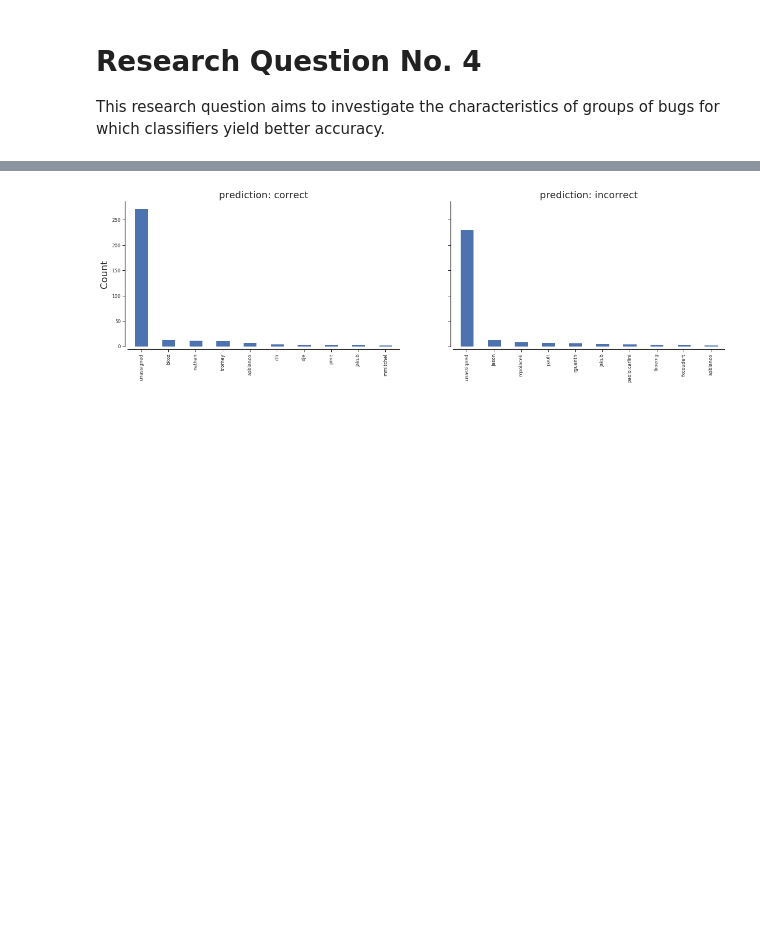
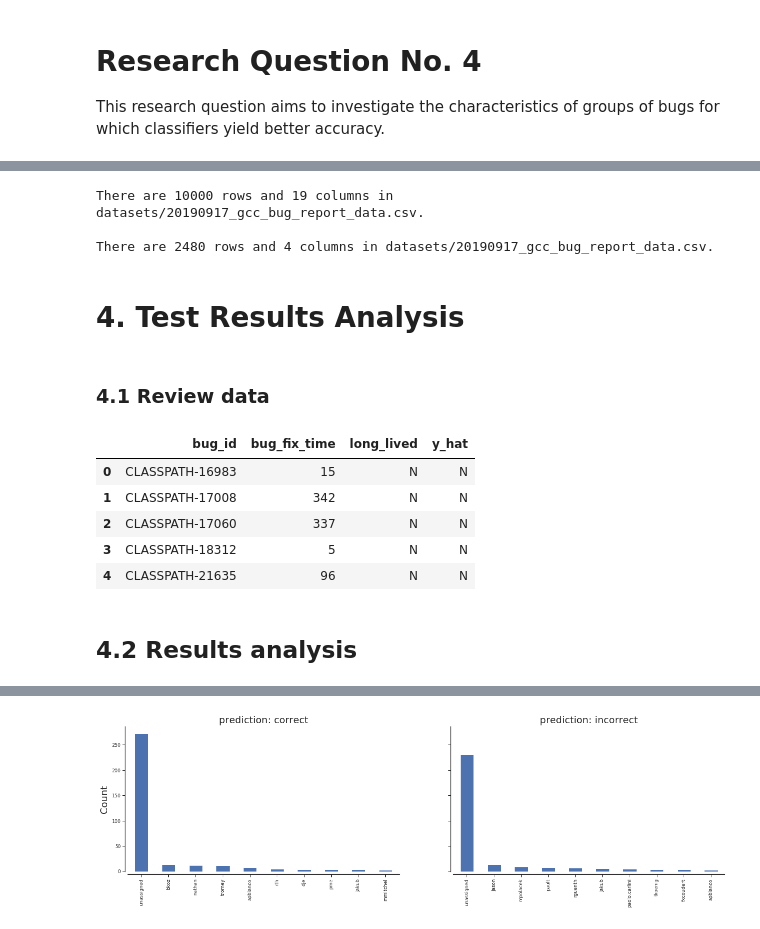
Before and after one commit to gomesluiz/my-doctorate, a Jupyter notebook: projects/long-lived-bug-prediction/notebooks/20191004_long_lived_prediction_rq4_data_analysis.ipynb, the cells around one changed output, grey strips where cells are left out. Saved outputs shown, nothing was run; the diff lists cells and outputs as text; code cells hidden in the pictures; blank space fills up the shorter version.

```diff
--- a/projects/long-lived-bug-prediction/notebooks/20191004_long_lived_prediction_rq4_data_analysis.ipynb
+++ b/projects/long-lived-bug-prediction/notebooks/20191004_long_lived_prediction_rq4_data_analysis.ipynb
@@ -541,3 +89,31 @@ See the caveats in the documentation: http://pandas.pydata.org/pandas-docs/stabl
+# %%
+# read data.
+reports_data  = pd.read_csv(reports_path)
+rows_and_cols = reports_data.shape
+print(f"There are {rows_and_cols[0]} rows and {rows_and_cols[1]} columns in {reports_path}.\n")
+
+results_data = pd.read_csv(results_path)
+rows_and_cols = results_data.shape
+print(f"There are {rows_and_cols[0]} rows and {rows_and_cols[1]} columns in {reports_path}.\n")
+# %% [output]
+There are 10000 rows and 19 columns in datasets/20190917_gcc_bug_report_data.csv.
+
+There are 2480 rows and 4 columns in datasets/20190917_gcc_bug_report_data.csv.
+# %% [markdown]
+# 4. Test Results Analysis
+# %% [markdown]
+### 4.1 Review data
+# %%
+results_data.head()
+# %% [output]
+|  | bug_id | bug_fix_time | long_lived | y_hat |
+| 0 | CLASSPATH-16983 | 15 | N | N |
+| 1 | CLASSPATH-17008 | 342 | N | N |
+| 2 | CLASSPATH-17060 | 337 | N | N |
+| 3 | CLASSPATH-18312 | 5 | N | N |
+| 4 | CLASSPATH-21635 | 96 | N | N |
+# %% [markdown]
+## 4.2 Results analysis
 # %%
 def plot_bar(data, status, column, ax):
 
```
Also changed, not shown: parts of 74 cells of this notebook, 6 other files.
